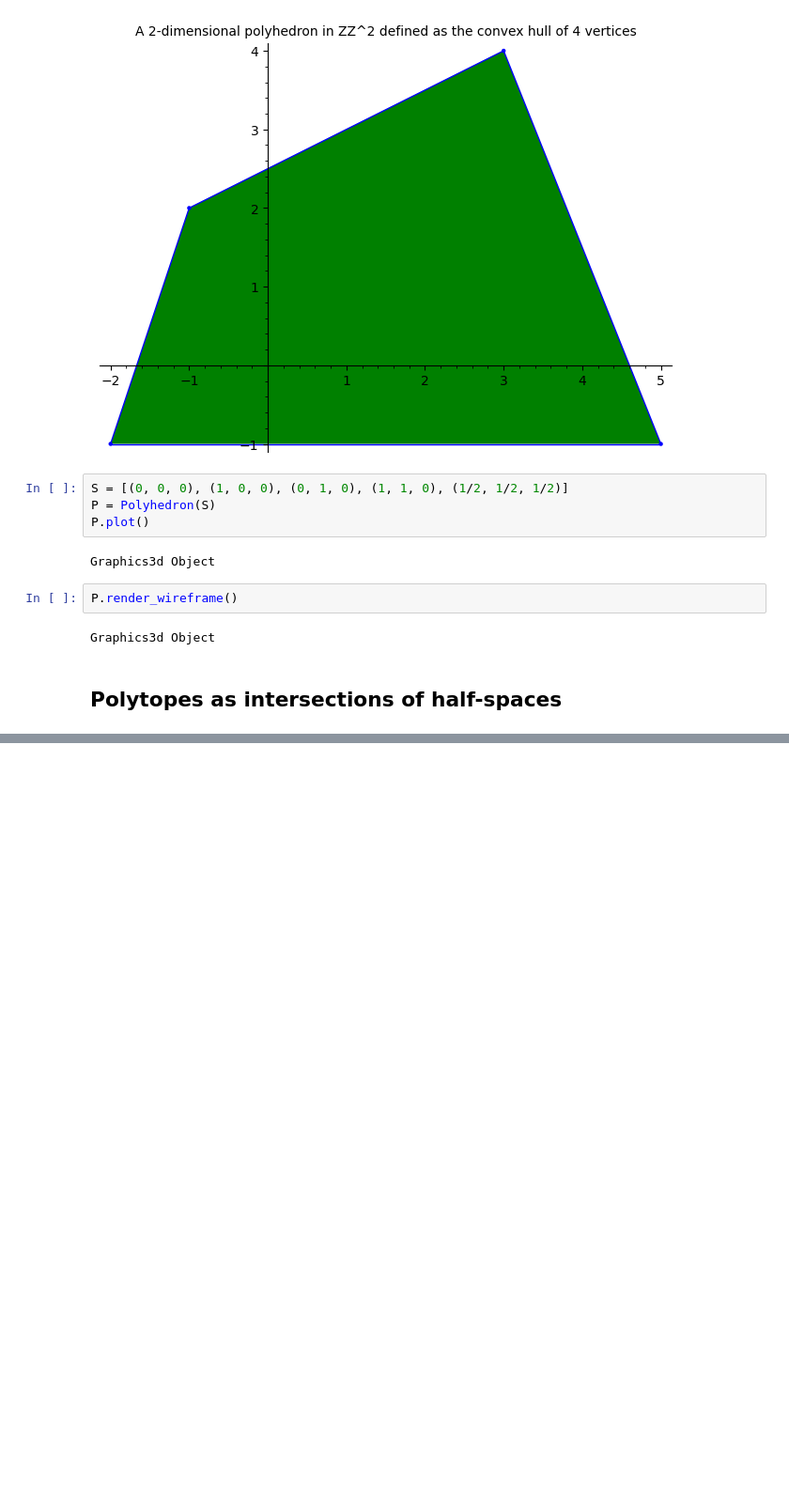
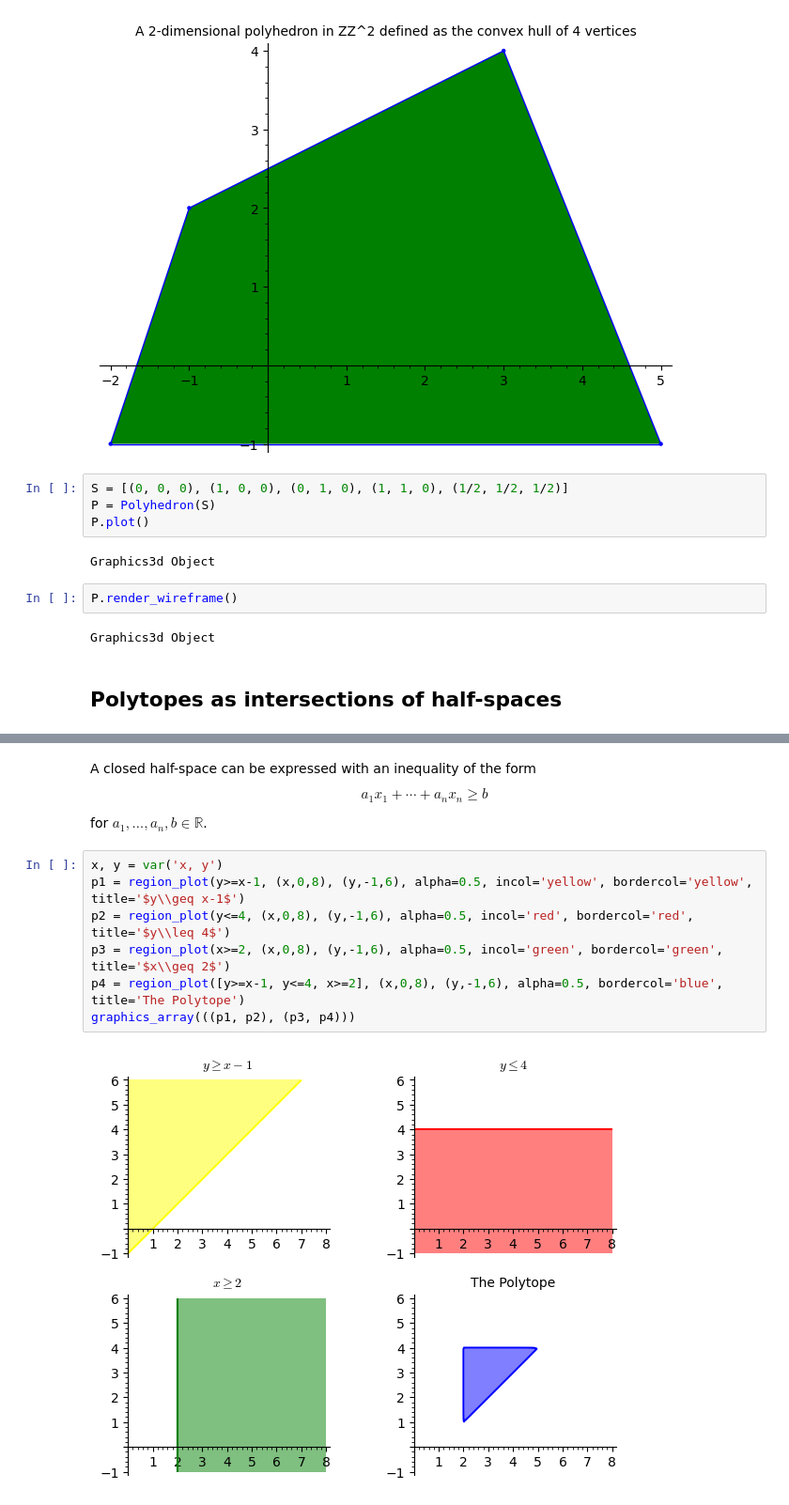
Before and after one commit to joshmaglione/CS3101-Notes, a Jupyter notebook: Notes/SageMath/sage04_polytopes.ipynb, the cells around one changed output, grey strips where cells are left out. Shown at 94% size. Drawn from its saved outputs; the diff is of its cells as text; blank space fills up the shorter version.

Commit message:
polytopes

```diff
--- a/Notes/SageMath/sage04_polytopes.ipynb
+++ b/Notes/SageMath/sage04_polytopes.ipynb
@@ -39,0 +56,16 @@ Graphics3d Object
+# %% [markdown]
+A closed half-space can be expressed with an inequality of the form
+$$
+    a_1 x_1 + \cdots + a_n x_n \geqslant b
+$$
+
+for $a_1,\dots, a_n,b \in\mathbb{R}$.
+# %%
+x, y = var('x, y')
+p1 = region_plot(y>=x-1, (x,0,8), (y,-1,6), alpha=0.5, incol='yellow', bordercol='yellow', title='$y\\geq x-1$')
+p2 = region_plot(y<=4, (x,0,8), (y,-1,6), alpha=0.5, incol='red', bordercol='red', title='$y\\leq 4$')
+p3 = region_plot(x>=2, (x,0,8), (y,-1,6), alpha=0.5, incol='green', bordercol='green', title='$x\\geq 2$')
+p4 = region_plot([y>=x-1, y<=4, x>=2], (x,0,8), (y,-1,6), alpha=0.5, bordercol='blue', title='The Polytope')
+graphics_array(((p1, p2), (p3, p4)))
+# %% [output]
+[figure, added]
```
Also changed, not shown: parts of 20 cells of this notebook.
